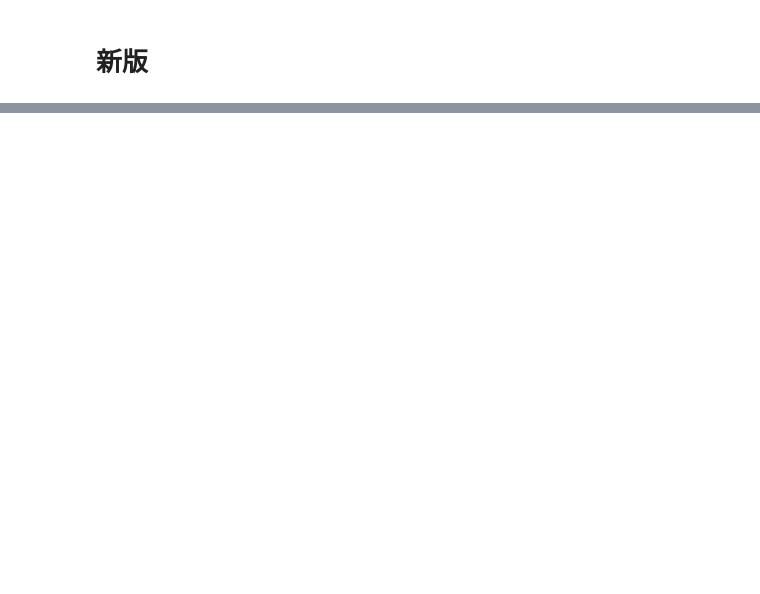
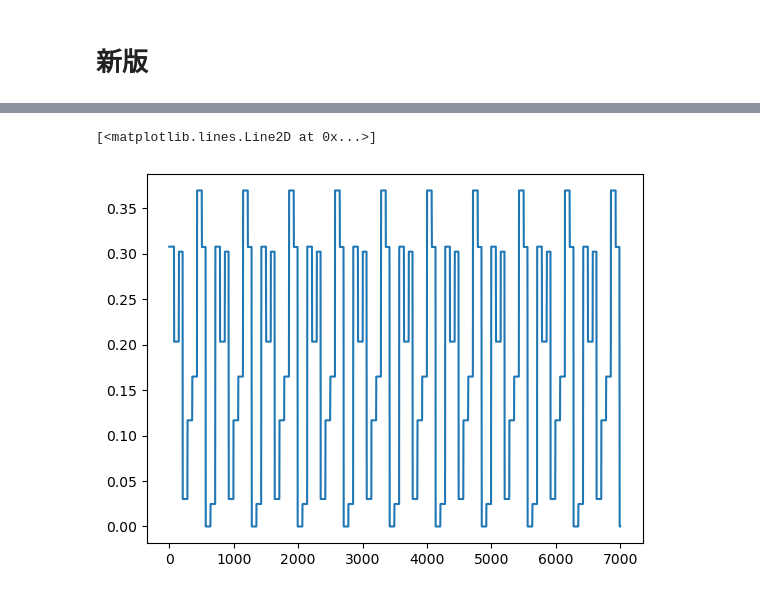
Before and after one commit to Leonhardqwq/simu_cpp, a Jupyter notebook: 杂/猴版砸率计算.ipynb, the cells around one changed output, grey strips where cells are left out. Cells and saved outputs as stored; diff of their text form; code cells hidden in the pictures; blank space fills up the shorter version.

```diff
--- a/杂/猴版砸率计算.ipynb
+++ b/杂/猴版砸率计算.ipynb
@@ -206,0 +263,5 @@ plt.plot(sim - std)
+# %%
+plt.plot(- np.diff(sim))
+# %% [output]
+[<matplotlib.lines.Line2D at 0x...>]
+[figure, added]
```
Also changed, not shown: parts of 10 cells of this notebook.
